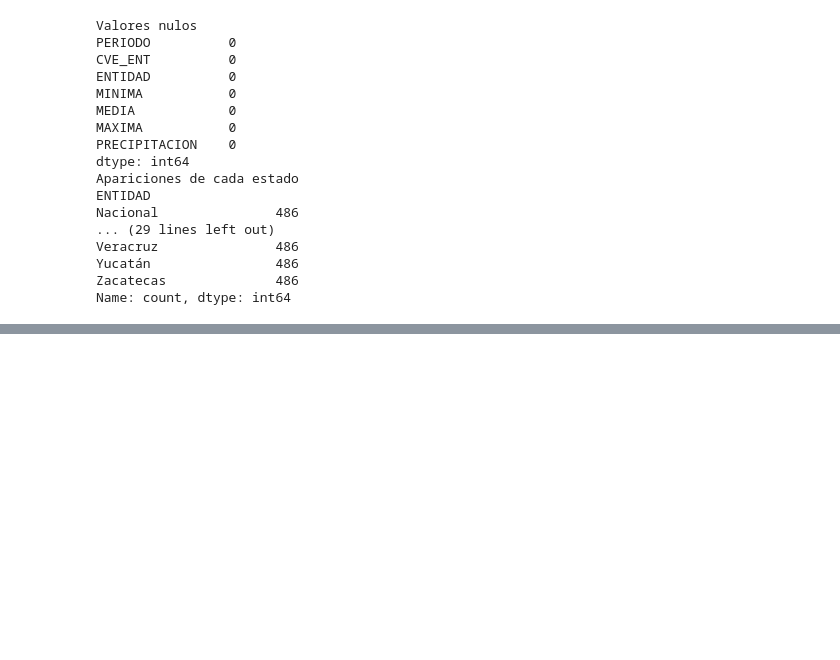
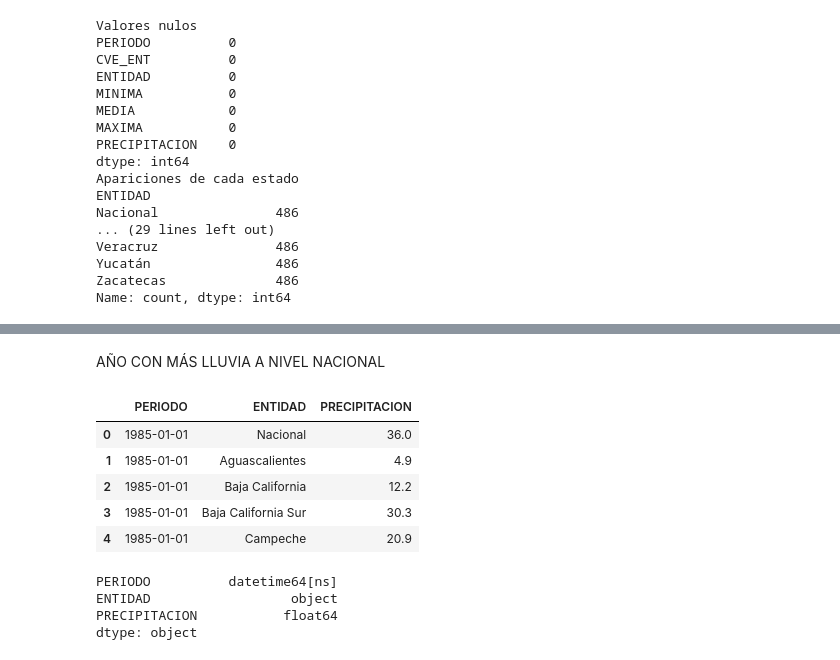
Before and after one commit to DaniaGarmon/LluviaMX, a Jupyter notebook: lluvia_mx.ipynb, the cells around one changed output, grey strips where cells are left out. Drawn from its saved outputs; the diff is of its cells as text; code cells hidden in the pictures; blank space fills up the shorter version.

```diff
--- a/lluvia_mx.ipynb
+++ b/lluvia_mx.ipynb
@@ -46,0 +84,18 @@ Name: count, dtype: int64
+# %% [markdown]
+AÑO CON MÁS LLUVIA A NIVEL NACIONAL
+# %%
+#Primero pasar la columna Periodo a tipo datetime
+data['PERIODO'] = pd.to_datetime(data['PERIODO'], errors='coerce')
+display(data.head())
+print(data.dtypes)
+# %% [output]
+|  | PERIODO | ENTIDAD | PRECIPITACION |
+| 0 | 1985-01-01 | Nacional | 36.0 |
+| 1 | 1985-01-01 | Aguascalientes | 4.9 |
+| 2 | 1985-01-01 | Baja California | 12.2 |
+| 3 | 1985-01-01 | Baja California Sur | 30.3 |
+| 4 | 1985-01-01 | Campeche | 20.9 |
+PERIODO          datetime64[ns]
+ENTIDAD                  object
+PRECIPITACION           float64
+dtype: object
```
Also changed, not shown: parts of 5 cells of this notebook.
